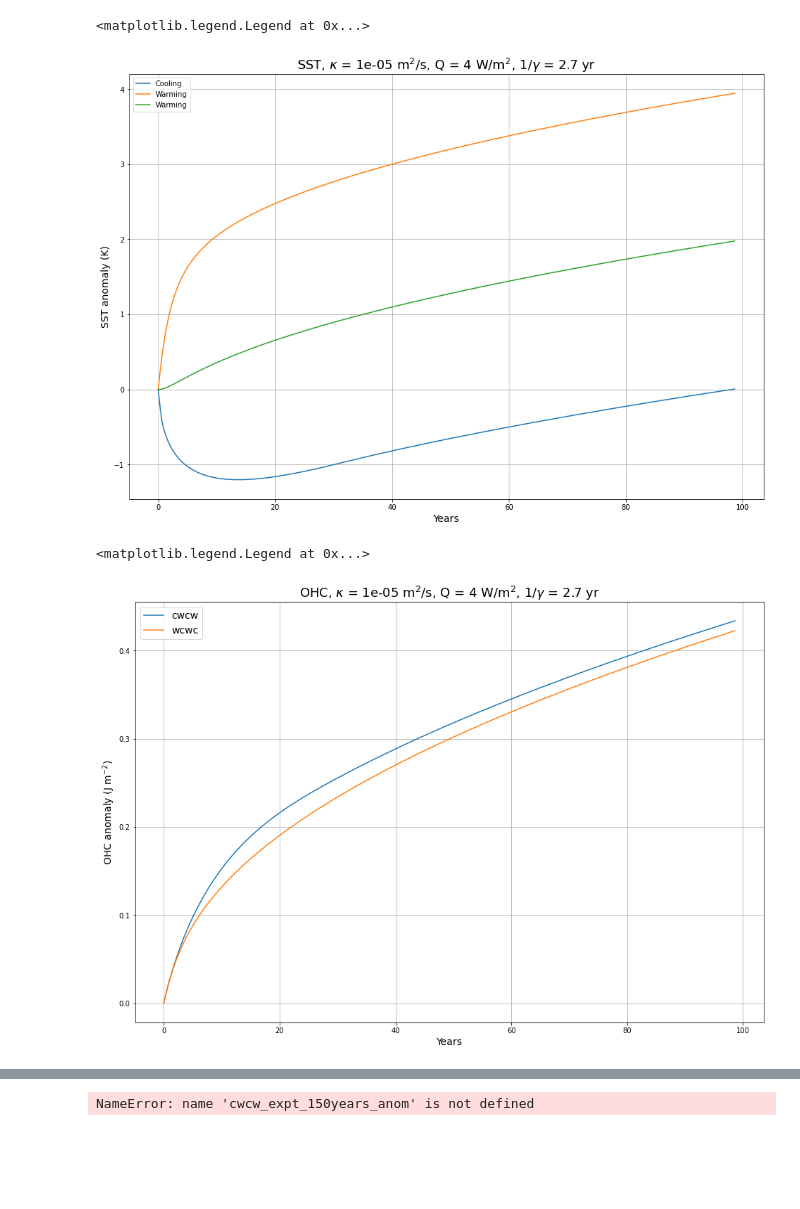
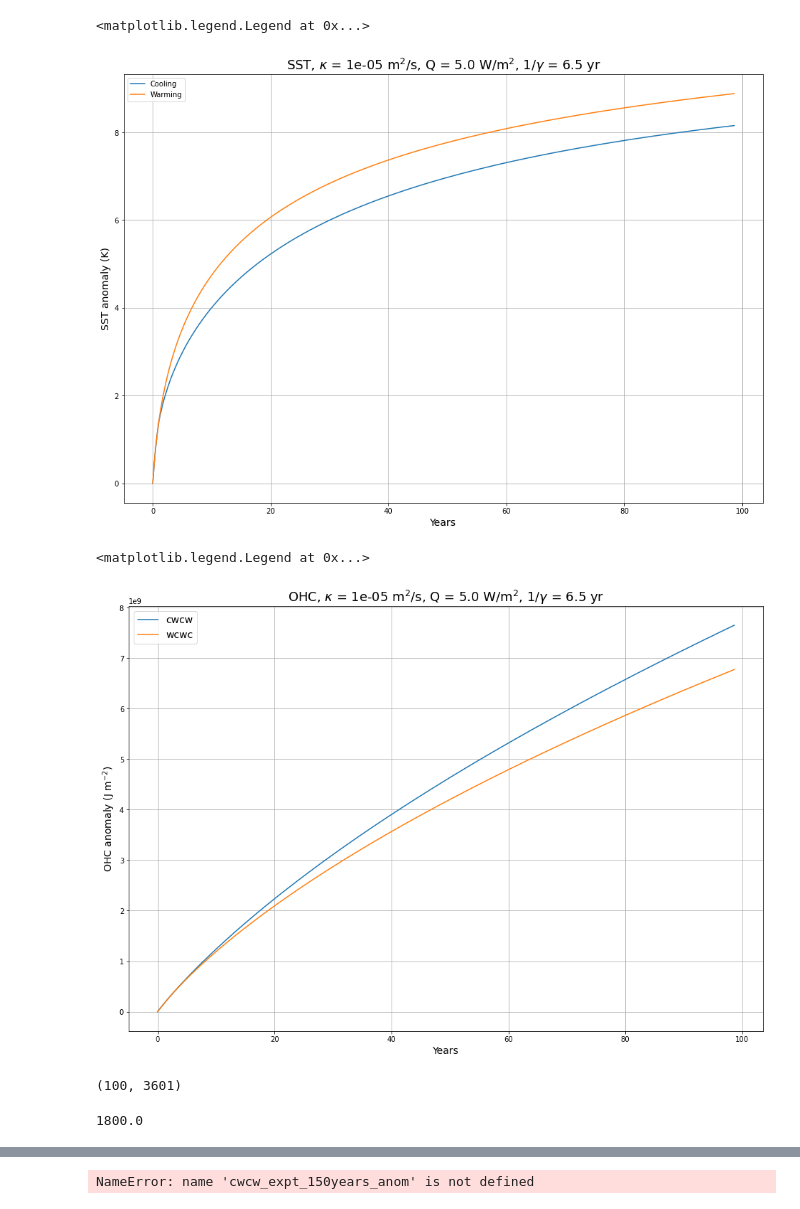
Before and after one commit to mpudig/HonoursThesis, a Jupyter notebook: Heat_Equation_with_forcing_flux.ipynb, the cells around one changed output, grey strips where cells are left out. Saved outputs shown, nothing was run; the diff lists cells and outputs as text; code cells hidden in the pictures; blank space fills up the shorter version.

Commit message:
Changed my model to have no-flux surface and Dirichlet bottom boundary conditions.

```diff
--- a/Heat_Equation_with_forcing_flux.ipynb
+++ b/Heat_Equation_with_forcing_flux.ipynb
@@ -370,49 +241,78 @@ plt.legend()
+# %%
+# 'Run' the experiment
+years = 100
+days = dt / 86400
+
+# Control
+
+Q = np.ones(int(years * 360 / days) + 1) * 0
+gamma_year = 6.5
+gamma = 1/(gamma_year * 365 * 86400)
+T0 = T_i[0] # Temperature relaxed back to. This is the surface temperature at the beginning of the experiment
+control_expt = model(dt, dz, kappa, gamma, z_mix, years, T_i, Q)[0]
+
+# Constant perturbation
+
+Q = np.ones(int(years * 360 / days) + 1) * 5
+cool_expt = model(dt, dz, kappa, gamma, z_mix, years, T_i, - Q)[0]
+warm_expt = model(dt, dz, kappa, gamma, z_mix, years, T_i, Q)[0]
 # %%
 # Temperatures over time
 
 plt.figure(figsize=(16,11))
 
 days = dt / 86400
-timesteps = cwcw_expt.shape[1]
+timesteps = cool_expt.shape[1]
 length = (timesteps - 1) * days / 365
 
 ### SST
-plt.plot(np.linspace(0, length, timesteps),  1 * (cwcw_expt[0, :] - control_expt[0, :]), label='Cooling')
-plt.plot(np.linspace(0, length, timesteps), wcwc_expt[0, :] - control_expt[0, :], label='Warming')
+plt.plot(np.linspace(0, length, timesteps),  -1 * (cool_expt[0, :] - control_expt[0, :]), label='Cooling')
+plt.plot(np.linspace(0, length, timesteps), warm_expt[0, :] - control_expt[0, :], label='Warming')
+#plt.plot(np.linspace(0, length, timesteps), control_expt[0, :], label='Control')
+
 
 plt.grid()
-plt.title('SST, $\kappa$ = {} m$^2$/s, Q = {} W/m$^2$, $1/\gamma$ = {} yr'.format(kappa, Q, gamma_year), fontsize = 18)
+plt.title('SST, $\kappa$ = {} m$^2$/s, Q = {} W/m$^2$, $1/\gamma$ = {} yr'.format(kappa, Q[0], gamma_year), fontsize = 18)
 plt.ylabel('SST anomaly (K)', fontsize = 14)
 plt.xlabel('Years',fontsize = 14)
 plt.legend()
 #plt.savefig('SST and GAT anomalies, single abrupt, kappa = {}, Q = {}, gamma = {}.jpg'.format(kappa, Q, gamma_year))
 # %% [output]
 <matplotlib.legend.Legend at 0x...>
-[figure, old version]
+[figure, new version]
 # %%
 # Ocean heat content over time
 
 plt.figure(figsize=(16,11))
 
 days = dt / 86400
-timesteps = cwcw_expt.shape[1]
+timesteps = cool_expt.shape[1]
 length = (timesteps - 1) * days/365
 
 #Calculate ocean heat content
 OHC_control = OHC_time(control_expt)
-OHC_noQ = OHC_time(noQ_expt)
-OHC_cwcw = OHC_time(cwcw_expt)
-OHC_wcwc = OHC_time(wcwc_expt)
+OHC_cool = OHC_time(cool_expt)
+OHC_warm = OHC_time(warm_expt)
 
 #Plot
-plt.plot(np.linspace(0,length,timesteps), -1 * (OHC_cwcw - OHC_noQ), label='cwcw')
-plt.plot(np.linspace(0,length,timesteps), OHC_wcwc - OHC_noQ, label='wcwc')
+plt.plot(np.linspace(0,length,timesteps), -1 * (OHC_cool - OHC_control), label='cwcw')
+plt.plot(np.linspace(0,length,timesteps), OHC_warm - OHC_control, label='wcwc')
+#plt.plot(np.linspace(0,length,timesteps), OHC_control, label='control')
+
 plt.grid()
-plt.title('OHC, $\kappa$ = {} m$^2$/s, Q = {} W/m$^2$, $1/\gamma$ = {} yr'.format(kappa, Q, gamma_year), fontsize = 18)
+plt.title('OHC, $\kappa$ = {} m$^2$/s, Q = {} W/m$^2$, $1/\gamma$ = {} yr'.format(kappa, Q[0], gamma_year), fontsize = 18)
 plt.ylabel('OHC anomaly (J m$^{-2}$)', fontsize = 14)
 plt.xlabel('Years', fontsize = 14)
 plt.legend(fontsize=14)
 #plt.savefig('OHC, kappa = {}, Q = {}.jpg'.format(kappa, Q))
 # %% [output]
 <matplotlib.legend.Legend at 0x...>
-[figure, old version]
+[figure, new version]
+# %%
+control_expt.shape
+# %% [output]
+(100, 3601)
+# %%
+3600/2
+# %% [output]
+1800.0
```
Also changed, not shown: parts of 28 cells of this notebook, 13 other files.
